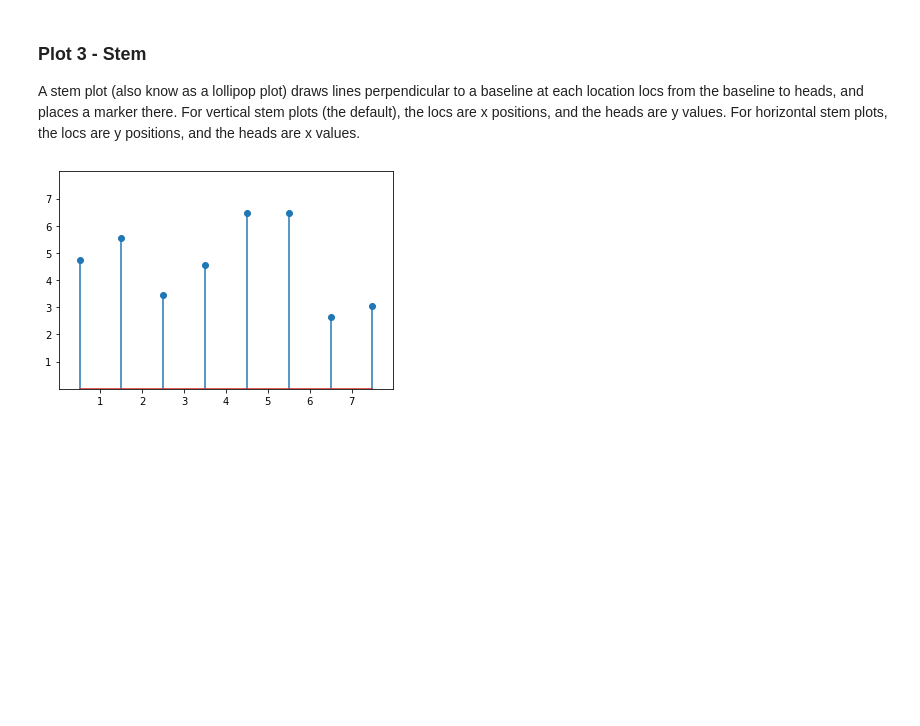
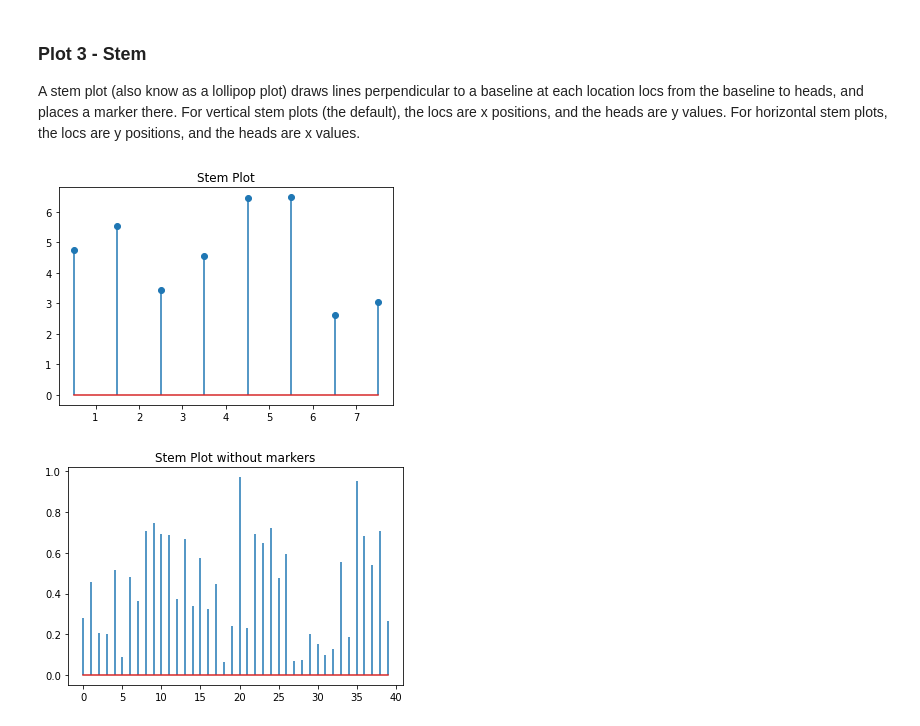
Before and after one commit to susehenry/Fundamentals-of-Data-Analysis, a Jupyter notebook: pyplot.ipynb, the cells around one changed output. Saved outputs shown, nothing was run; the diff lists cells and outputs as text; code cells hidden in the pictures; blank space fills up the shorter version.

```diff
--- a/pyplot.ipynb
+++ b/pyplot.ipynb
@@ -146,23 +148,23 @@ plt.show()
 ### Plot 3 - Stem
 A stem plot (also know as a lollipop plot) draws lines perpendicular to a baseline at each location locs from the baseline to heads, and places a marker there. For vertical stem plots (the default), the locs are x positions, and the heads are y values. For horizontal stem plots, the locs are y positions, and the heads are x values.
 # %%
-#plot 3 code
+#plot 3
 
-#plt.style.use('_mpl-gallery')
-
-# make data
+# create the data
 np.random.seed(3)
 x = 0.5 + np.arange(8)
 y = np.random.uniform(2, 7, len(x))
 
-# plot
-fig, ax = plt.subplots()
+plt.stem(x, y)
+plt.title ("Stem Plot")
+plt.show()
 
-ax.stem(x, y)
+#show plot without markers
 
-ax.set(xlim=(0, 8), xticks=np.arange(1, 8),
-       ylim=(0, 8), yticks=np.arange(1, 8))
+plt.stem(values, markerfmt=' ')
 
+plt.title("Stem Plot without markers")
 plt.show()
 # %% [output]
-[figure, old version]
+[figure, new version]
+[figure, added]
```
Also changed, not shown: parts of 4 cells of this notebook, 2 other files.
